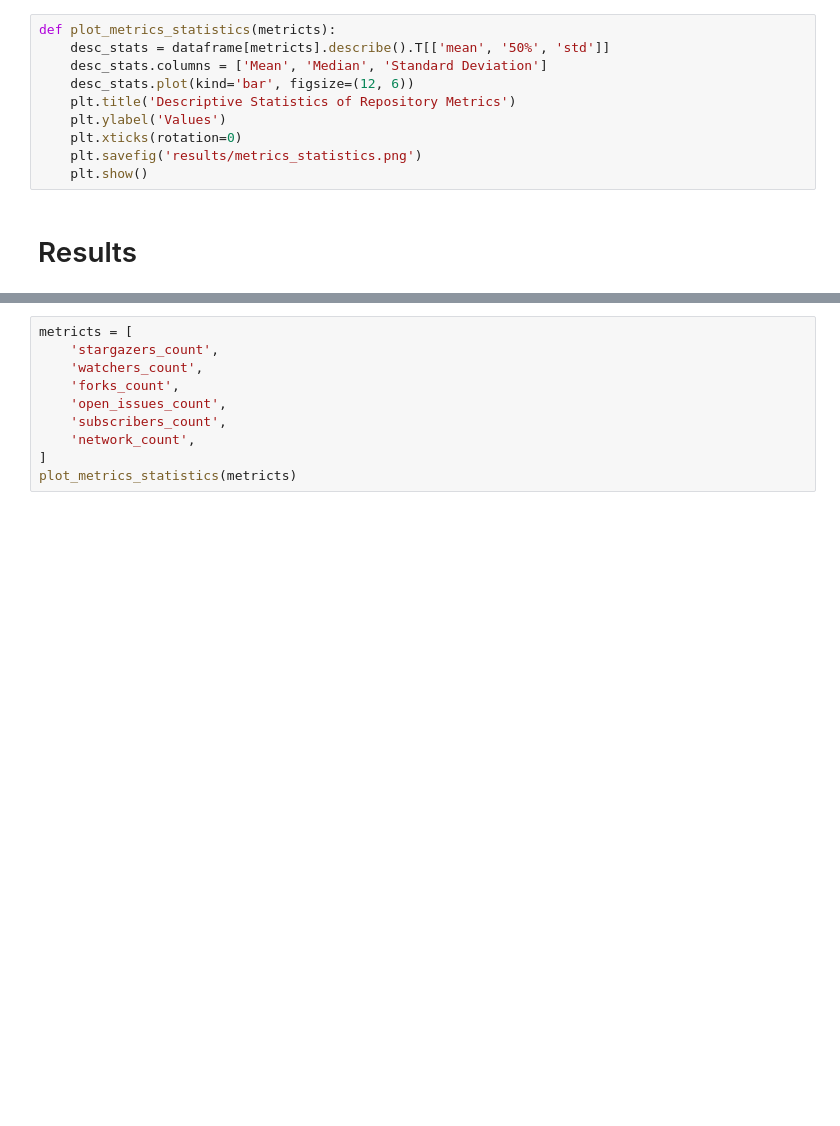
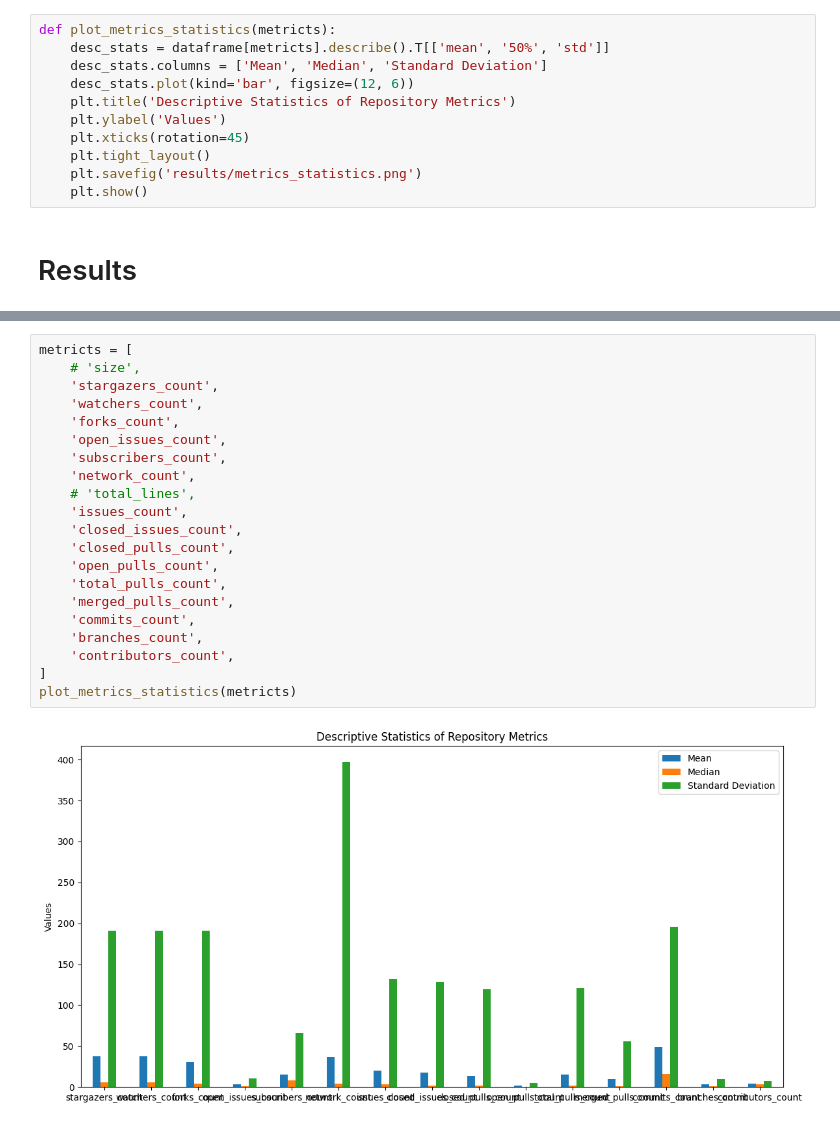
Before and after one commit to Cafeo-Group/git-infer, a Jupyter notebook: analyze.ipynb, the cells around one changed output, grey strips where cells are left out. Cells and saved outputs as stored; diff of their text form; blank space fills up the shorter version.

```diff
--- a/analyze.ipynb
+++ b/analyze.ipynb
@@ -81,7 +110,8 @@ def plot_metrics_statistics(metricts):
     desc_stats.plot(kind='bar', figsize=(12, 6))
     plt.title('Descriptive Statistics of Repository Metrics')
     plt.ylabel('Values')
-    plt.xticks(rotation=0)
+    plt.xticks(rotation=45)
+    plt.tight_layout()
     plt.savefig('results/metrics_statistics.png')
     plt.show()
 # %% [markdown]
@@ -122,10 +240,23 @@ plot_metrics_boxplot(metricts)
 # %%
 metricts = [
+    # 'size',
     'stargazers_count',
     'watchers_count',
     'forks_count',
     'open_issues_count',
     'subscribers_count',
     'network_count',
+    # 'total_lines',
+    'issues_count',
+    'closed_issues_count',
+    'closed_pulls_count',
+    'open_pulls_count',
+    'total_pulls_count',
+    'merged_pulls_count',
+    'commits_count',
+    'branches_count',
+    'contributors_count',
 ]
 plot_metrics_statistics(metricts)
+# %% [output]
+[figure, added]
```
Also changed, not shown: parts of 11 cells of this notebook.
